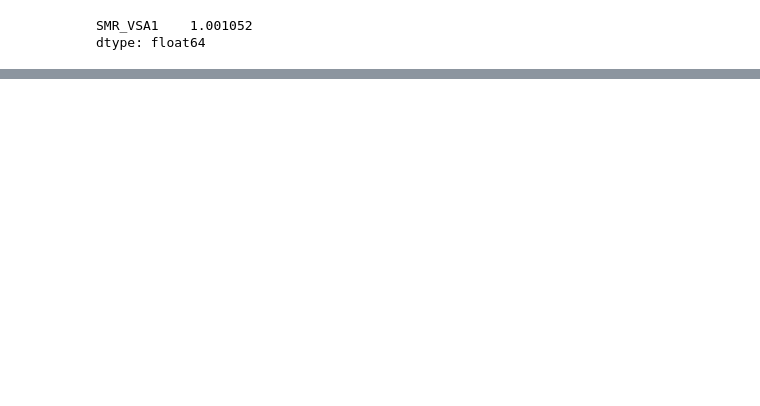
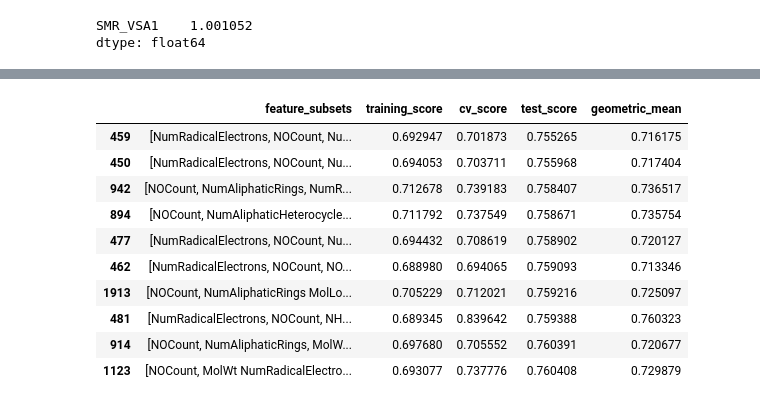
Before and after one commit to seacunilever/mlchem, a Jupyter notebook: examples/9 - Model Interpretation/model_interpretation.ipynb, the cells around one changed output, grey strips where cells are left out. Cells and saved outputs as stored; diff of their text form; code cells hidden in the pictures; blank space fills up the shorter version.

```diff
--- a/examples/9 - Model Interpretation/model_interpretation.ipynb
+++ b/examples/9 - Model Interpretation/model_interpretation.ipynb
@@ -213,0 +214,14 @@ DX.df_results_stage_1.head(10)
+# %%
+DX.df_results_stage_1.sort_values('test_score',ascending=True).head(10)
+# %% [output]
+|  | feature_subsets | training_score | cv_score | test_score | geometric_mean |
+| 459 | [NumRadicalElectrons, NOCount, Nu... | 0.692947 | 0.701873 | 0.755265 | 0.716175 |
+| 450 | [NumRadicalElectrons, NOCount, Nu... | 0.694053 | 0.703711 | 0.755968 | 0.717404 |
+| 942 | [NOCount, NumAliphaticRings, NumR... | 0.712678 | 0.739183 | 0.758407 | 0.736517 |
+| 894 | [NOCount, NumAliphaticHeterocycle... | 0.711792 | 0.737549 | 0.758671 | 0.735754 |
+| 477 | [NumRadicalElectrons, NOCount, Nu... | 0.694432 | 0.708619 | 0.758902 | 0.720127 |
+| 462 | [NumRadicalElectrons, NOCount, NO... | 0.688980 | 0.694065 | 0.759093 | 0.713346 |
+| 1913 | [NOCount, NumAliphaticRings MolLo... | 0.705229 | 0.712021 | 0.759216 | 0.725097 |
+| 481 | [NumRadicalElectrons, NOCount, NH... | 0.689345 | 0.839642 | 0.759388 | 0.760323 |
+| 914 | [NOCount, NumAliphaticRings, MolW... | 0.697680 | 0.705552 | 0.760391 | 0.720677 |
+| 1123 | [NOCount, MolWt NumRadicalElectro... | 0.693077 | 0.737776 | 0.760408 | 0.729879 |
```
Also changed, not shown: parts of 7 cells of this notebook, 2 other files.
